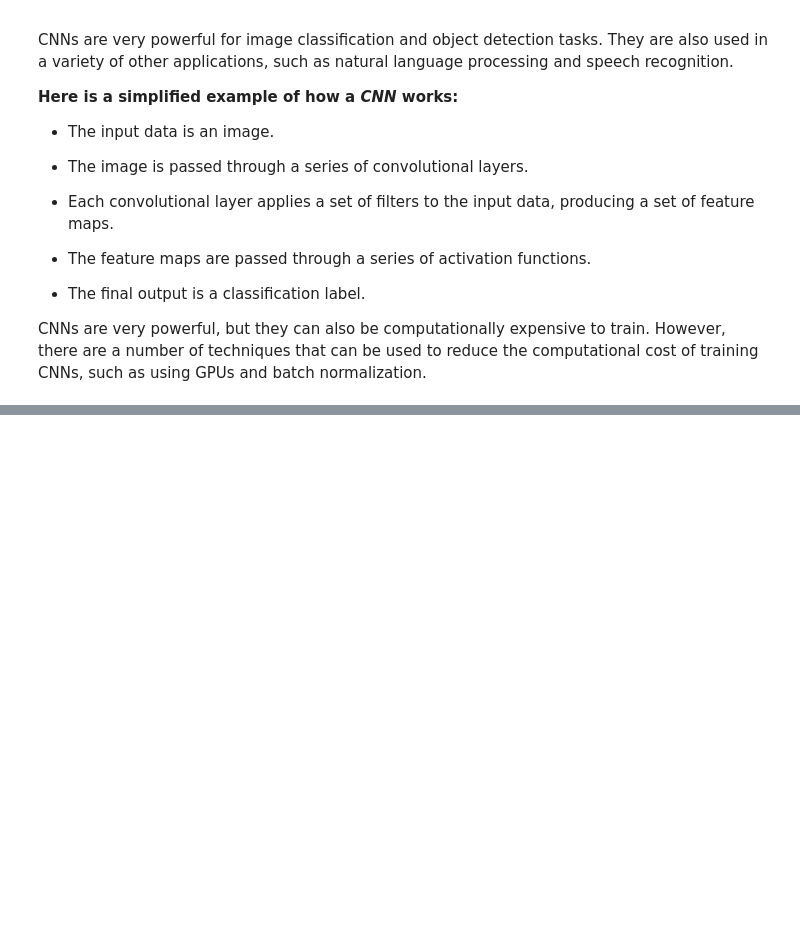
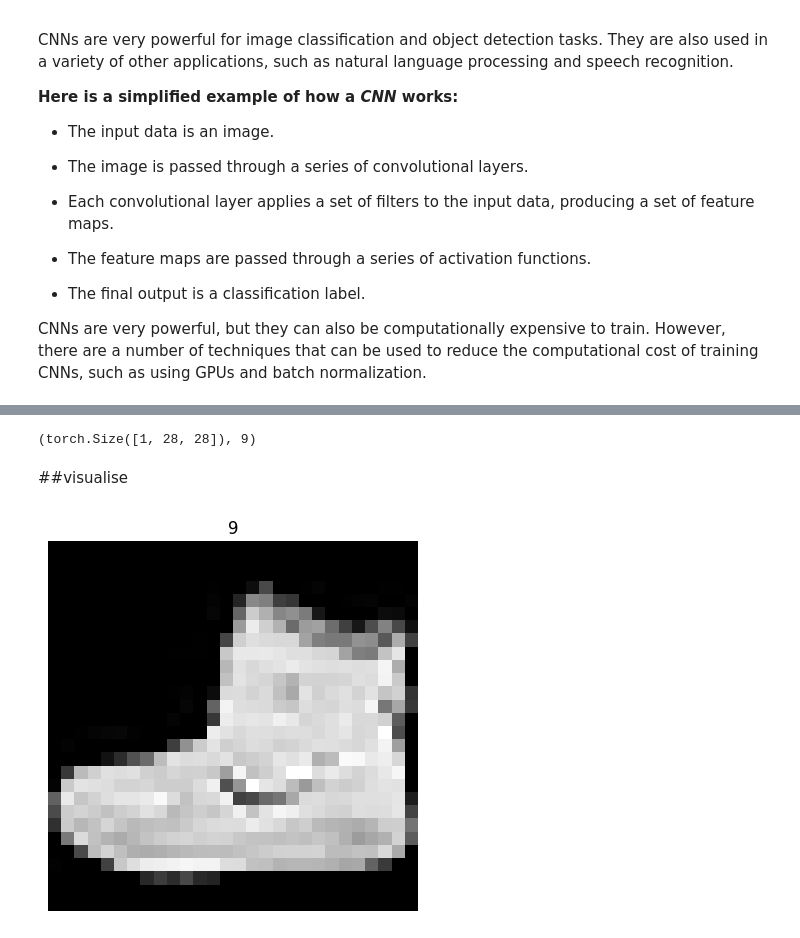
Before and after one commit to saurabhaloneai/Pytorch-complete, a Jupyter notebook: PyTorch_DAY_3.ipynb, the cells around one changed output, grey strips where cells are left out. Cells and saved outputs as stored; diff of their text form; code cells hidden in the pictures; blank space fills up the shorter version.

```diff
--- a/PyTorch_DAY_3.ipynb
+++ b/PyTorch_DAY_3.ipynb
@@ -37,0 +45,28 @@ CNNs are very powerful, but they can also be computationally expensive to train.
+# %%
+from torchvision import datasets
+
+train_data = datasets.FashionMNIST(
+
+   root = "data",
+
+   train = True ,
+
+   download = True ,
+
+   transform = torchvision.transforms.ToTensor(),
+
+   target_transform = None
+
+)
+
+test_data = datasets.FashionMNIST(
+
+                                  root = "data",
+                                  train = False ,
+                                  download = True,
+                                  transform = torchvision.transforms.ToTensor(),
+                                  target_transform = None
+
+)
+
+len(train_data),len(test_data)
@@ -37,0 +111,15 @@ CNNs are very powerful, but they can also be computationally expensive to train.
+# %%
+image.shape, label ### C W H - > color :
+# gray scale images only have one channel of colors
+# %% [output]
+(torch.Size([1, 28, 28]), 9)
+# %% [markdown]
+##visualise
+# %%
+image, label = train_data[0]
+
+plt.imshow(image.squeeze(),cmap ="gray")
+plt.title(label);
+plt.axis(False);
+# %% [output]
+[figure, added]
```
Also changed, not shown: parts of 19 cells of this notebook.
